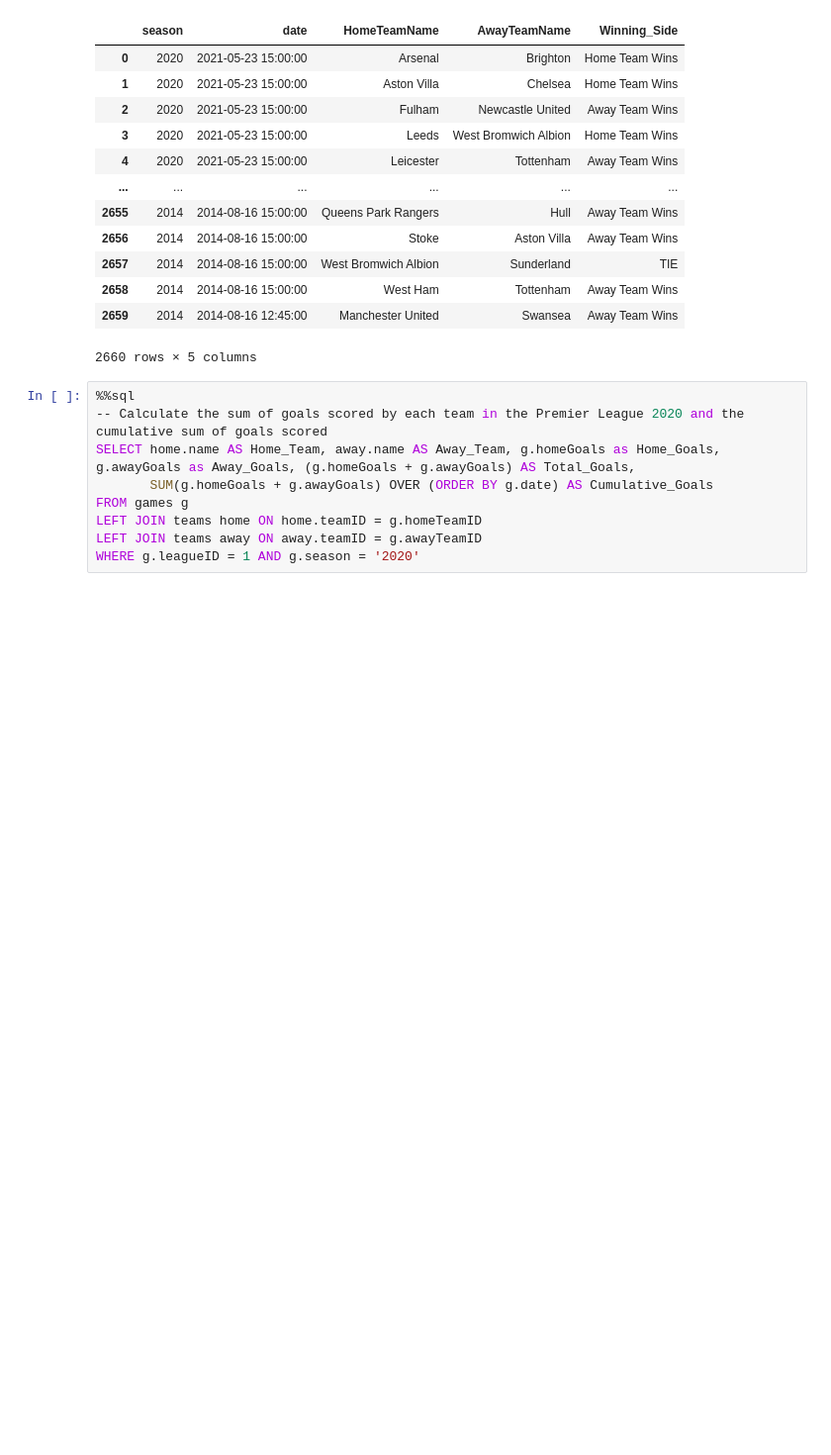
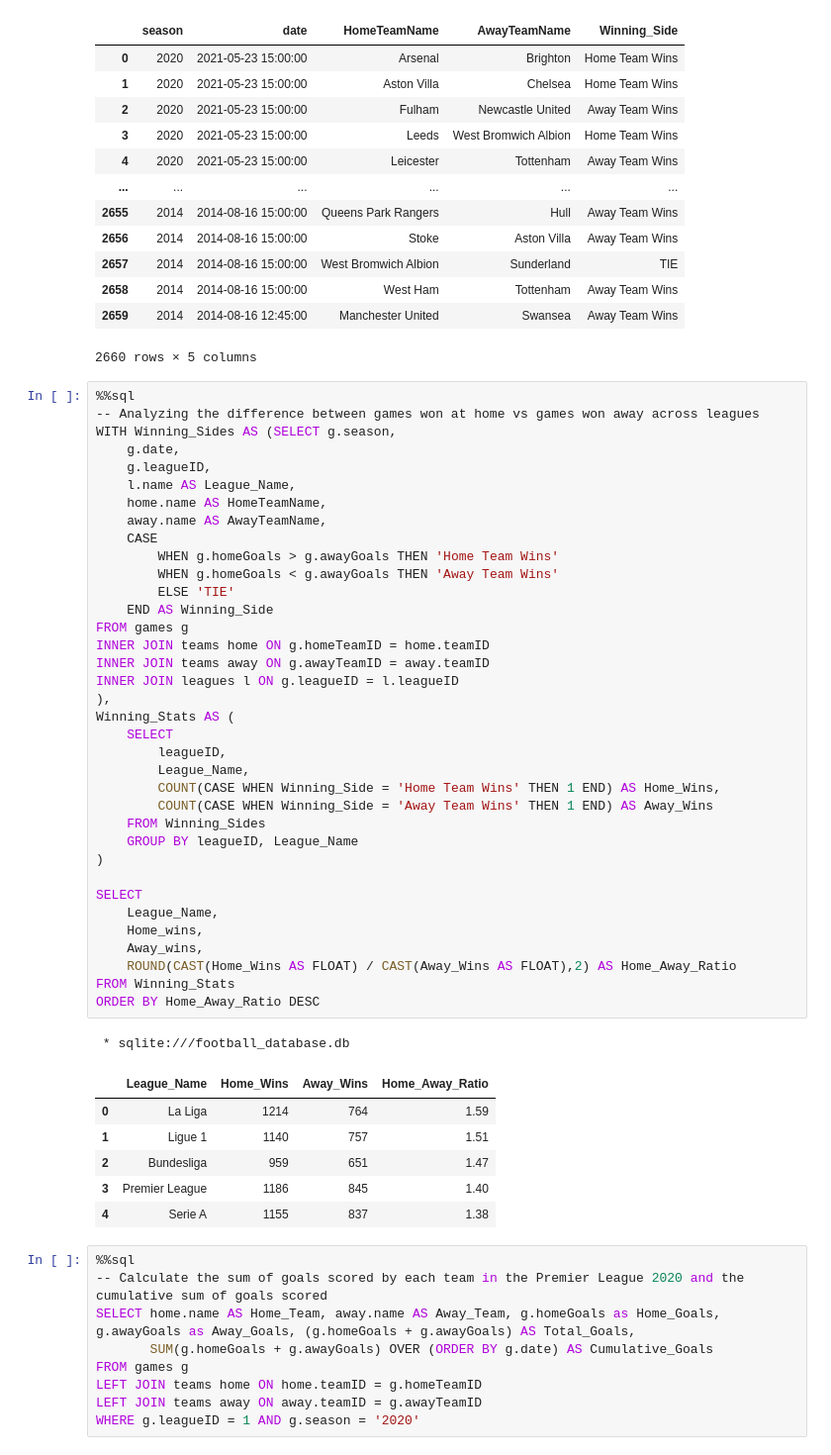
Before and after one commit to Zaki978/European-Soccer-SQL-Data-Project, a Jupyter notebook: EU Football SQL Project.ipynb, the cells around one changed output. Shown at 99% size. Cells and saved outputs as stored; diff of their text form; blank space fills up the shorter version.

Commit message:
Home vs Away Games by League

```diff
--- a/EU Football SQL Project.ipynb
+++ b/EU Football SQL Project.ipynb
@@ -296,6 +296,50 @@ ORDER BY g.date DESC;
 | 2658 | 2014 | 2014-08-16 15:00:00 | West Ham | Tottenham | Away Team Wins |
 | 2659 | 2014 | 2014-08-16 12:45:00 | Manchester United | Swansea | Away Team Wins |
 2660 rows × 5 columns
+# %%
+%%sql
+-- Analyzing the difference between games won at home vs games won away across leagues
+WITH Winning_Sides AS (SELECT g.season,
+    g.date,
+    g.leagueID,
+    l.name AS League_Name,
+    home.name AS HomeTeamName,
+    away.name AS AwayTeamName,
+    CASE
+        WHEN g.homeGoals > g.awayGoals THEN 'Home Team Wins'
+        WHEN g.homeGoals < g.awayGoals THEN 'Away Team Wins'
+        ELSE 'TIE'
+    END AS Winning_Side
+FROM games g
+INNER JOIN teams home ON g.homeTeamID = home.teamID
+INNER JOIN teams away ON g.awayTeamID = away.teamID
+INNER JOIN leagues l ON g.leagueID = l.leagueID
+),
+Winning_Stats AS (
+    SELECT
+        leagueID,
+        League_Name,
+        COUNT(CASE WHEN Winning_Side = 'Home Team Wins' THEN 1 END) AS Home_Wins,
+        COUNT(CASE WHEN Winning_Side = 'Away Team Wins' THEN 1 END) AS Away_Wins
+    FROM Winning_Sides
+    GROUP BY leagueID, League_Name
+)
+
+SELECT
+    League_Name,
+    Home_wins,
+    Away_wins,
+    ROUND(CAST(Home_Wins AS FLOAT) / CAST(Away_Wins AS FLOAT),2) AS Home_Away_Ratio
+FROM Winning_Stats
+ORDER BY Home_Away_Ratio DESC
+# %% [output]
+ * sqlite:///football_database.db
+|  | League_Name | Home_Wins | Away_Wins | Home_Away_Ratio |
+| 0 | La Liga | 1214 | 764 | 1.59 |
+| 1 | Ligue 1 | 1140 | 757 | 1.51 |
+| 2 | Bundesliga | 959 | 651 | 1.47 |
+| 3 | Premier League | 1186 | 845 | 1.40 |
+| 4 | Serie A | 1155 | 837 | 1.38 |
 # %%
 %%sql
 -- Calculate the sum of goals scored by each team in the Premier League 2020 and the cumulative sum of goals scored
```
